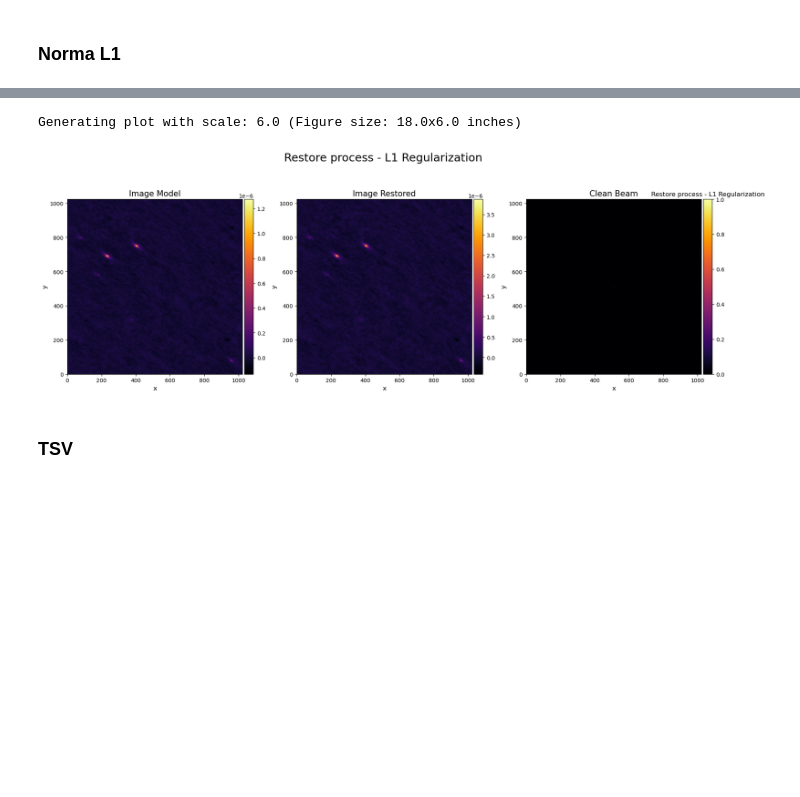
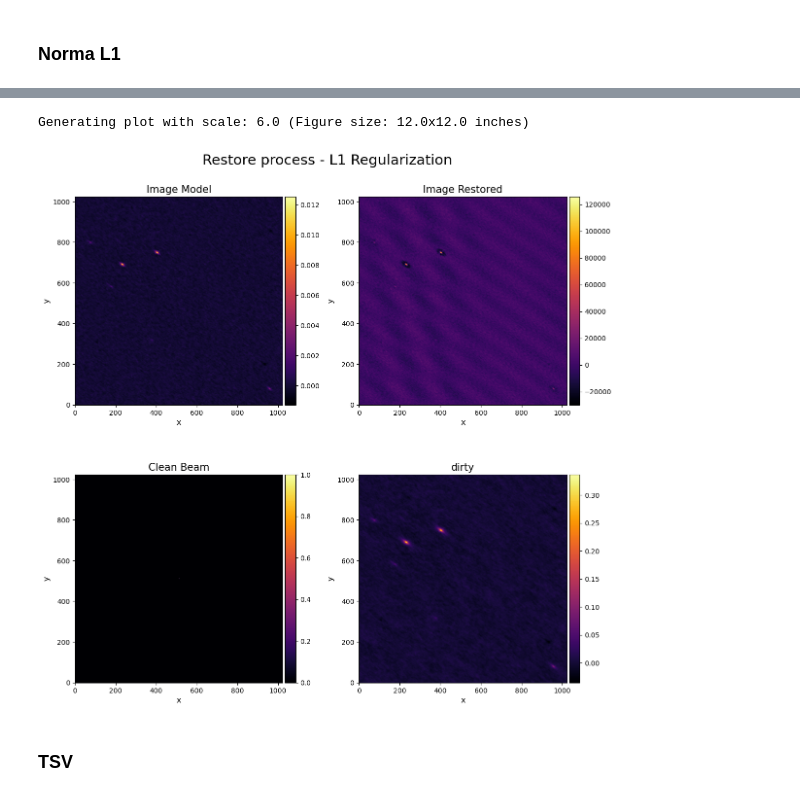
Before and after one commit to Mieres7/RadioInterferometry, a Jupyter notebook: lab2/laboratory2.ipynb, the cells around one changed output, grey strips where cells are left out. Saved outputs shown, nothing was run; the diff lists cells and outputs as text; code cells hidden in the pictures; blank space fills up the shorter version.

```diff
--- a/lab2/laboratory2.ipynb
+++ b/lab2/laboratory2.ipynb
@@ -176,9 +176,10 @@ A continuación se realiza la recontrucción de la imagen utilizando todos los t
 Img_init = cp.zeros((N,N))
 
 # Lambda regularization
-dirty_image = get_dirty_image(VG_numba)
+dirty_image = get_dirty_image(VG_numba, WG_numba)
 dirty_image.__class__
-lambda_reg = 0.5 * cp.max(cp.abs(dirty_image))
+lambda_reg = 0.1 * cp.max(cp.abs(dirty_image))
+# lambda_reg = 0
 
 print('lambda:',lambda_reg)
 # %% [output]
@@ -218,14 +227,15 @@ Iter 91 | Cost: 1.218945e+01 | Step: 1.0000e-10
 # %%
 plot_l1 = [
     {'image':I_model_l1.real, 'title':'Image Model', 'xlabel':'x', 'ylabel':'y', 'cmap': 'inferno'},
     {'image':I_restored_l1.real, 'title':'Image Restored', 'xlabel':'x', 'ylabel':'y', 'cmap': 'inferno'},
     {'image':beam_l1, 'title':'Clean Beam', 'xlabel':'x', 'ylabel':'y', 'cmap': 'inferno'},
+    {'image':dirty_image, 'title':'dirty', 'xlabel':'x', 'ylabel':'y', 'cmap': 'inferno'},
 ]
 
-plot(fig_title='Restore process - L1 Regularization', data=plot_l1, grid_config=(1,3))
+plot(fig_title='Restore process - L1 Regularization', data=plot_l1, grid_config=(2,2))
 # %% [output]
-Generating plot with scale: 6.0 (Figure size: 18.0x6.0 inches)
+Generating plot with scale: 6.0 (Figure size: 12.0x12.0 inches)
-[figure, old version]
+[figure, new version]
 # %% [markdown]
 ### TSV
 # %%
```
Also changed, not shown: parts of 13 cells of this notebook, 4 other files.
